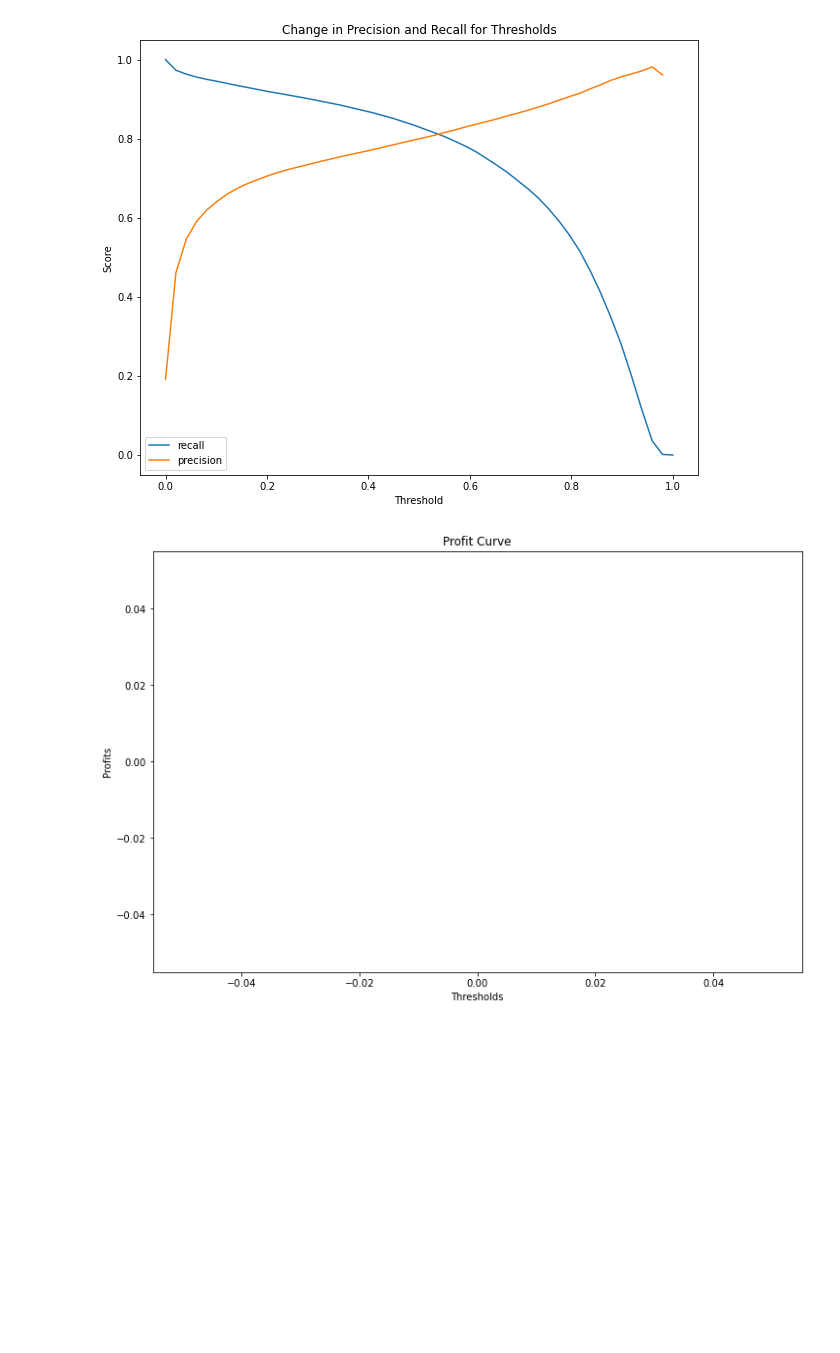
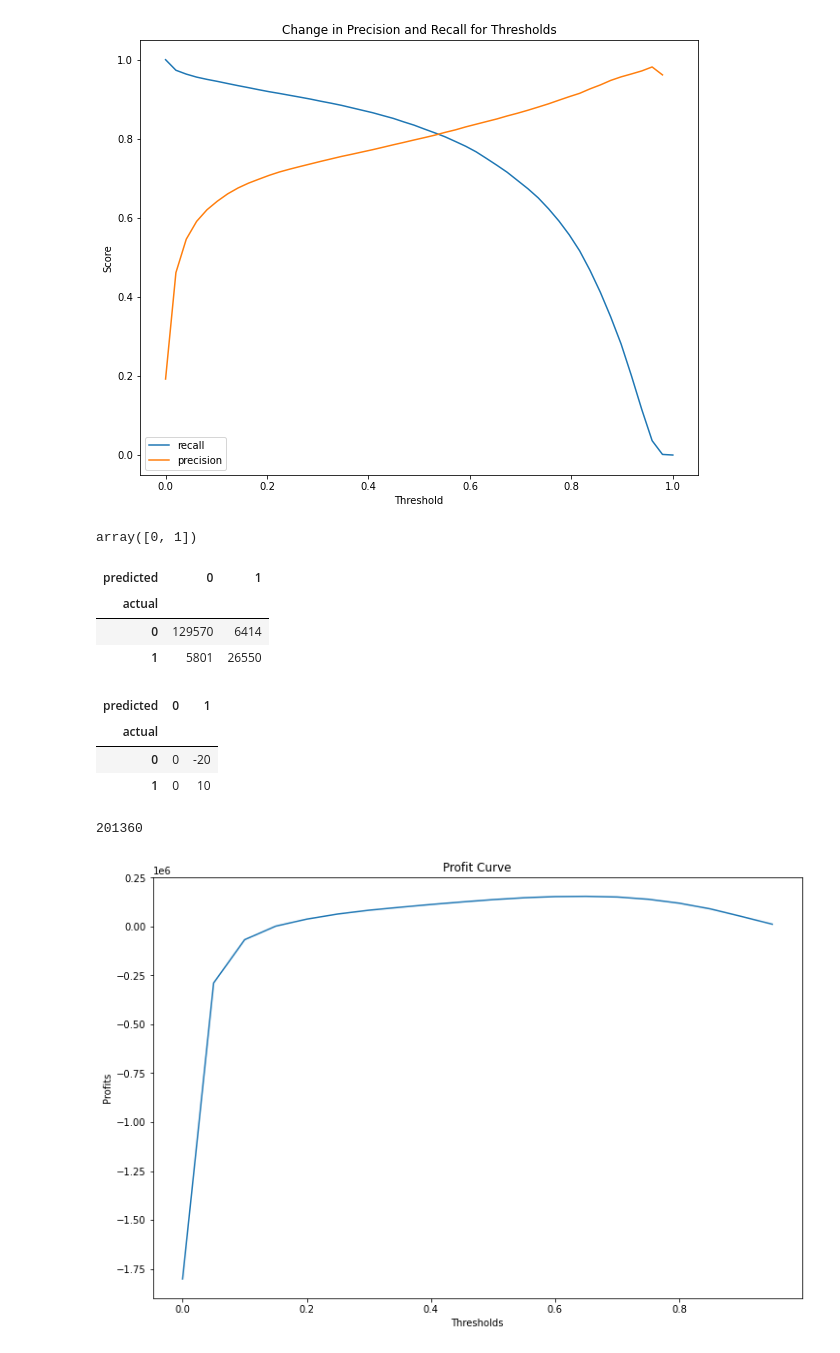
Before and after one commit to vmccready/loan-default-predictor, a Jupyter notebook: exploration2-Copy1.ipynb, the cells around one changed output. Drawn from its saved outputs; the diff is of its cells as text; code cells hidden in the pictures; blank space fills up the shorter version.

Commit message:
creating cost analysis

```diff
--- a/exploration2-Copy1.ipynb
+++ b/exploration2-Copy1.ipynb
@@ -455,26 +454,7 @@ def confusion_matrix(model, X, y, threshold=0.5):
 # calculate the payout for a given probability threshold
 def calculate_payout(cb_matrix, model, X, y, threshold):
     return (confusion_matrix(model, X, y, threshold) * cb_matrix).values.sum()
-# %%
-import numpy as np
-
-
-def profit_curve(model, X, y):
-    cb_matrix = pd.DataFrame([[0, -20], [0, 10]], columns=["Not", "Default"], index=["Not", "Default"])
-    cb_matrix.index.name = 'actual'
-    cb_matrix.columns.name = 'predicted'
-    # calculate the payout with a the cost benefit matrix,
-    # given threshhold, model, and X
-    thresholds = np.arange(0.0, 1.0, 0.01)
-    profits = []
-    for threshold in thresholds:
-        profits.append(calculate_payout(cb_matrix, model, X, y, threshold))
-    fig, ax = plt.subplots(figsize=(12, 8))
-    ax.plot(thresholds, profits)
-    ax.set_xlabel('Thresholds')
-    ax.set_ylabel('Profits')
-    ax.set_title('Profit Curve')
-# %%
-profit_curve(rf_model, X_test, y_test)
-# %% [output]
-[figure, removed]
+# %%
+rf_model.classes_
+# %% [output]
+array([0, 1])
@@ -480,0 +463,18 @@ profit_curve(rf_model, X_test, y_test)
+# %%
+cf
+# %% [output]
+| predicted | 0 | 1 |
+| actual |  |  |
+| 0 | 129570 | 6414 |
+| 1 | 5801 | 26550 |
+# %%
+cb_matrix = pd.DataFrame([[0, -20], [0, 10]], columns=[0, 1], index=[0,1])
+cb_matrix.index.name = 'actual'
+cb_matrix.columns.name = 'predicted'
+# %%
+cb_matrix
+# %% [output]
+| predicted | 0 | 1 |
+| actual |  |  |
+| 0 | 0 | -20 |
+| 1 | 0 | 10 |
@@ -480,0 +483,25 @@ profit_curve(rf_model, X_test, y_test)
+# %%
+-10*6414 + 26550 * 10
+# %% [output]
+201360
+# %%
+def profit_curve(model, X, y, ax):
+    cb_matrix = pd.DataFrame([[0, -20], [0, 10]], columns=[0, 1], index=[0,1])
+    cb_matrix.index.name = 'actual'
+    cb_matrix.columns.name = 'predicted'
+    # calculate the payout with a the cost benefit matrix,
+    # given threshhold, model, and X
+    thresholds = np.arange(0.0, 1.0, 0.05)
+    profits = []
+    for threshold in thresholds:
+        profits.append(calculate_payout(cb_matrix, model, X, y, threshold))
+    ax.plot(thresholds, profits)
+    ax.set_xlabel('Thresholds')
+    ax.set_ylabel('Profits')
+    ax.set_title('Profit Curve')
+    print(profits)
+# %%
+fig, ax = plt.subplots(figsize=(12, 8))
+profit_curve(rf_model, X_test, y_test, ax)
+# %% [output]
+[figure, added]
```
Also changed, not shown: parts of 18 cells of this notebook.
